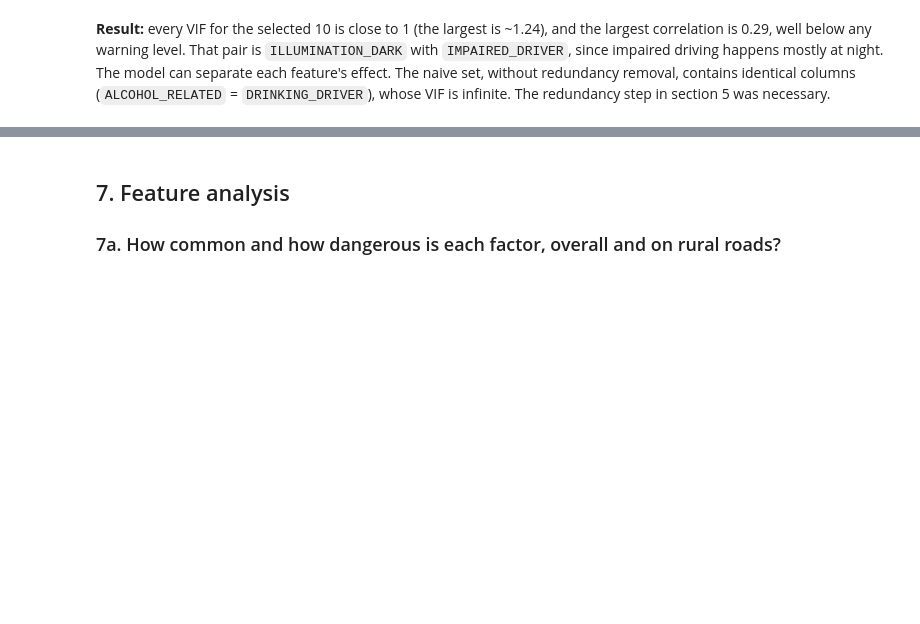
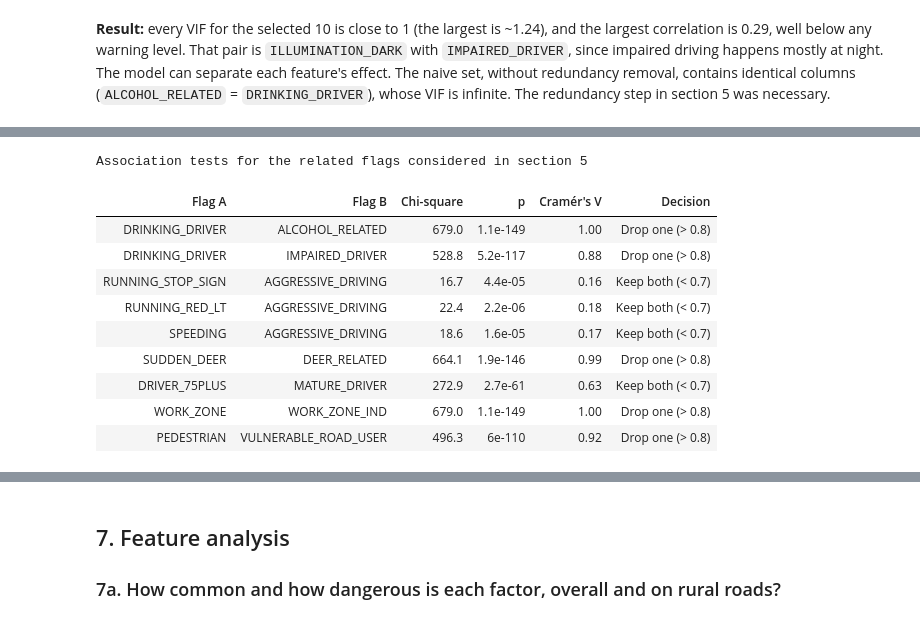
Before and after one commit to jonathanwilsonami/crash-missing-data-bias, a Jupyter notebook: rural_severity_model.ipynb, the cells around one changed output, grey strips where cells are left out. Saved outputs shown, nothing was run; the diff lists cells and outputs as text; code cells hidden in the pictures; blank space fills up the shorter version.

```diff
--- a/rural_severity_model.ipynb
+++ b/rural_severity_model.ipynb
@@ -601,0 +735,21 @@ plt.tight_layout(); plt.show()
+# %%
+# The same tests applied to the redundant pairs removed in section 5
+rows = []
+for a, b in PAIRS:
+    t, expected, chi2, p, v, _ = assoc(a, b)
+    rows.append({"Flag A": a, "Flag B": b, "Chi-square": chi2, "p": p, "Cramér's V": v, "Decision": verdict(v)})
+(pd.DataFrame(rows).style.format({"Chi-square": "{:.1f}", "p": "{:.2g}", "Cramér's V": "{:.2f}"})
+   .map(lambda s: "font-weight: bold; color: #e34948" if s.startswith("Drop") else "", subset=["Decision"])
+   .hide(axis="index").set_caption("Association tests for the related flags considered in section 5"))
+# %% [output]
+Association tests for the related flags considered in section 5
+| Flag A | Flag B | Chi-square | p | Cramér's V | Decision |
+| DRINKING_DRIVER | ALCOHOL_RELATED | 679.0 | 1.1e-149 | 1.00 | Drop one (> 0.8) |
+| DRINKING_DRIVER | IMPAIRED_DRIVER | 528.8 | 5.2e-117 | 0.88 | Drop one (> 0.8) |
+| RUNNING_STOP_SIGN | AGGRESSIVE_DRIVING | 16.7 | 4.4e-05 | 0.16 | Keep both (< 0.7) |
+| RUNNING_RED_LT | AGGRESSIVE_DRIVING | 22.4 | 2.2e-06 | 0.18 | Keep both (< 0.7) |
+| SPEEDING | AGGRESSIVE_DRIVING | 18.6 | 1.6e-05 | 0.17 | Keep both (< 0.7) |
+| SUDDEN_DEER | DEER_RELATED | 664.1 | 1.9e-146 | 0.99 | Drop one (> 0.8) |
+| DRIVER_75PLUS | MATURE_DRIVER | 272.9 | 2.7e-61 | 0.63 | Keep both (< 0.7) |
+| WORK_ZONE | WORK_ZONE_IND | 679.0 | 1.1e-149 | 1.00 | Drop one (> 0.8) |
+| PEDESTRIAN | VULNERABLE_ROAD_USER | 496.3 | 6e-110 | 0.92 | Drop one (> 0.8) |
```
Also changed, not shown: parts of 5 cells of this notebook, 12 other files.
